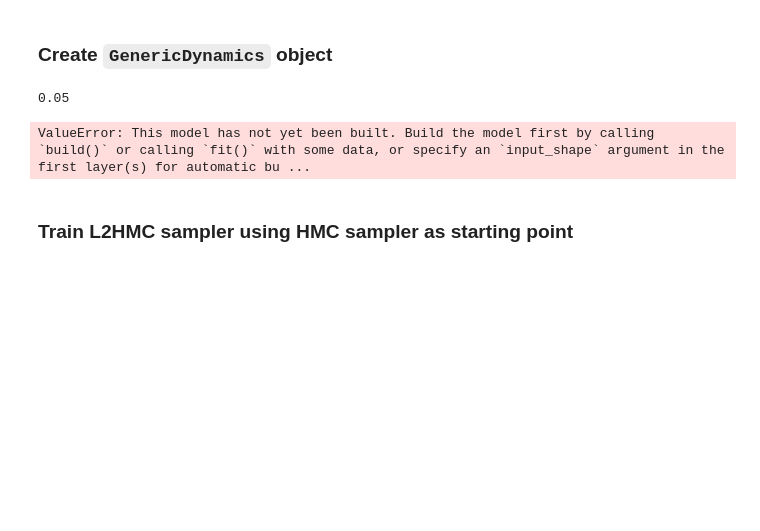
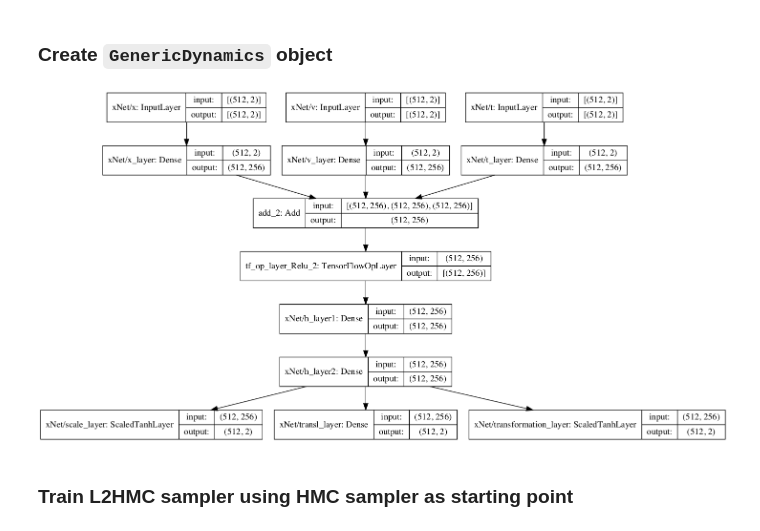
Before and after one commit to saforem2/l2hmc-qcd, a Jupyter notebook: l2hmc-qcd/notebooks/toy_distributions.ipynb, the cells around one changed output. Cells and saved outputs as stored; diff of their text form; code cells hidden in the pictures; blank space fills up the shorter version.

```diff
--- a/l2hmc-qcd/notebooks/toy_distributions.ipynb
+++ b/l2hmc-qcd/notebooks/toy_distributions.ipynb
@@ -246,7 +248,7 @@ Gaussian mixture models:
 # %%
 # ==== Mixture of two components
 mus = [(-1., 0), (1., 0)]
-sigmas = [0.25 * np.ones(2) for _ in range(len(mus))]
+sigmas = [0.1 * np.ones(2) for _ in range(len(mus))]
 pis = len(mus) * [1. / len(mus)]
 
 gmm, gmm_potential = make_gmm_model(mus, sigmas, pis)
@@ -260,7 +262,7 @@ mus = [(-2, -2), (-2, -1), (-2, +0), (-2, +1), (-2, +2),
        (+1, -2), (+1, -1), (+1, +0), (+1, +1), (+1, +2),
        (+2, -2), (+2, -1), (+2, +0), (+2, +1), (+2, +2)]
 
-sigmas = [0.1 * np.ones(2) for _ in range(len(mus))]
+sigmas = [0.05 * np.ones(2) for _ in range(len(mus))]
 pis = len(mus) * [1. / len(mus)]
 
 gmm_latt, gmm_latt_potential = make_gmm_model(mus, sigmas, pis)
@@ -280,7 +282,7 @@ ax0 = contour_potential(gmm_potential, ax=axes[0],
                         cmap='rocket', xlim=2, ylim=2,
                         title='Gaussian Mixture Model')
 
-ax1 = contour_potential(glattice_potential, ax=axes[1],
+ax1 = contour_potential(gmm_latt_potential, ax=axes[1],
                         cmap='rocket', xlim=3, ylim=3,
                         title='Lattice of Gaussians')
 
@@ -296,7 +299,7 @@ import datetime
 LOGS_DIR = os.path.abspath('../../logs')
 
 # DEFINE THE TARGET DISTRIBUTION
-MODEL_TYPE = 'gmm'
+MODEL_TYPE = 'lattice_of_gaussians'
 POTENTIAL_FN = potentials_dict[MODEL_TYPE]
 
 now = datetime.datetime.now()
@@ -311,25 +314,24 @@ io.check_else_make_dir(log_dir)
 
 
 flags = AttrDict({
-    'restore': False,
-    'horovod': False,
     'profiler': False,
     'xdim': 2,
     'eps': 0.1,
-    'batch_size': 512,
+    'aux_weight': 0.0,
+    'loss_scale': 0.1,
+    'batch_size': 256,
     'num_steps': 10,
     'beta_init': 0.05,
     'beta_final': 1.,
-    'aux_weight': 0.0,
     'compile': True,
     'hmc_steps': 0,
     'lr_init': 1e-3,
     'train_steps': 10000,
-    'clip_val': 0.0,
+    'clip_val': 1.0,
     'decay_rate': 0.96,
     'save_steps': 1000,
     'logging_steps': 10,
-    'warmup_steps': 0,
+    'warmup_steps': 1000,
     'print_steps': 10,
     'units': [256, 256],
     'hmc': False,
@@ -367,7 +370,7 @@ lr_config = LearningRateConfig(flags.lr_init,
 
 # TRAIN HMC
 if flags.hmc_steps > 0:
-hmc_flags = AttrDict(dict(flags))
+    hmc_flags = AttrDict({k: v for k, v in flags.items()})
     #hmc_flags.train_steps = hmc_flags.pop('hmc_steps')
     hmc_flags.train_steps = 10000
     hmc_flags.logging_steps = hmc_flags.train_steps // 20
@@ -376,7 +379,7 @@ hmc_flags = AttrDict(dict(flags))
     hmc_config = DynamicsConfig(eps=hmc_flags.eps,
                                 num_steps=hmc_flags.num_steps,
                                 hmc=True,
-                                eps_trainable=flags.eps_trainable,
+                                eps_fixed=flags.eps_fixed,
                                 model_type=MODEL_TYPE)
     hmc_dynamics = GenericDynamics(params=hmc_flags,
                                    config=hmc_config,
@@ -384,7 +387,7 @@ hmc_flags = AttrDict(dict(flags))
                                    network_config=net_config,
                                    potential_fn=POTENTIAL_FN,
                                    name=MODEL_TYPE)
-    hmc_dirs = setup_directories(hmc_flags, 'training_hmc')
+    hmc_dirs = io.setup_directories(hmc_flags, 'training_hmc')
     x, train_data = train_dynamics(hmc_dynamics, hmc_flags, dirs=hmc_dirs, x=x)
 
     output_dir = os.path.join(hmc_dirs.train_dir, 'outputs')
@@ -395,5 +414,3 @@ AttributeError: 'AttrDict' object has no attribute 'decay_steps'
-# %%
-flags.eps = hmc_dynamics.eps.numpy()
 # %% [markdown]
 ### Create `GenericDynamics` object
 # %%
@@ -417,10 +418,6 @@ dynamics.__init__(params=flags,
-# %%
-flags.beta_init
-# %% [output]
-0.05
-# %%
-dynamics.summary()
-# %% [output]
-ValueError: This model has not yet been built. Build the model first by calling `build()` or calling `fit()` with some data, or specify an `input_shape` argument in the first layer(s) for automatic bu ...
+# %%
+tf.keras.utils.plot_model(dynamics.xnet, show_shapes=True)
+# %% [output]
+[figure, added]
 # %% [markdown]
 ### Train L2HMC sampler using HMC sampler as starting point
```
Also changed, not shown: parts of 18 cells of this notebook, 8 other files.
